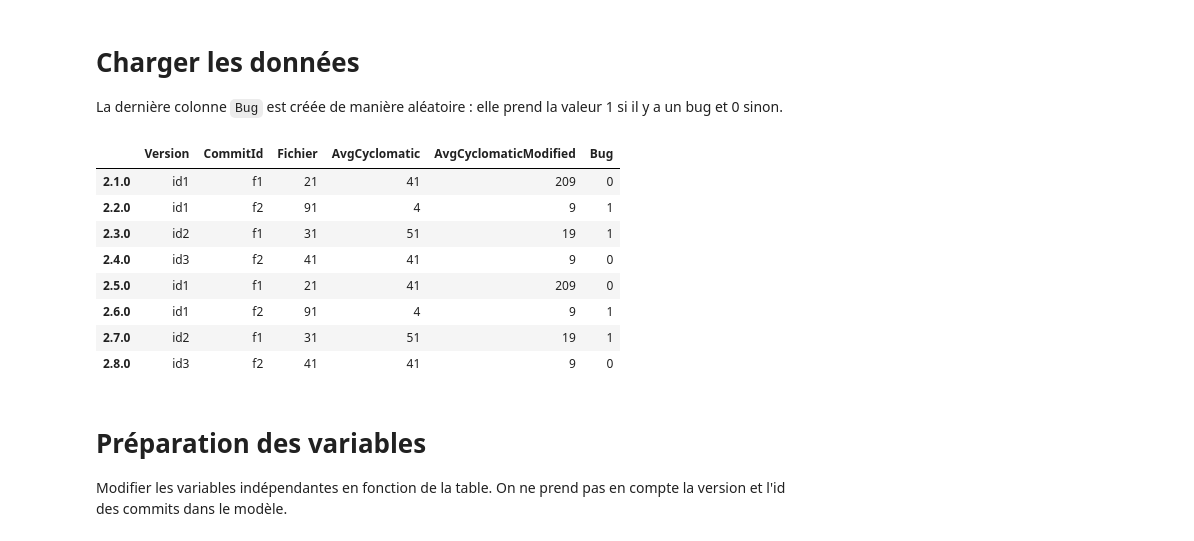
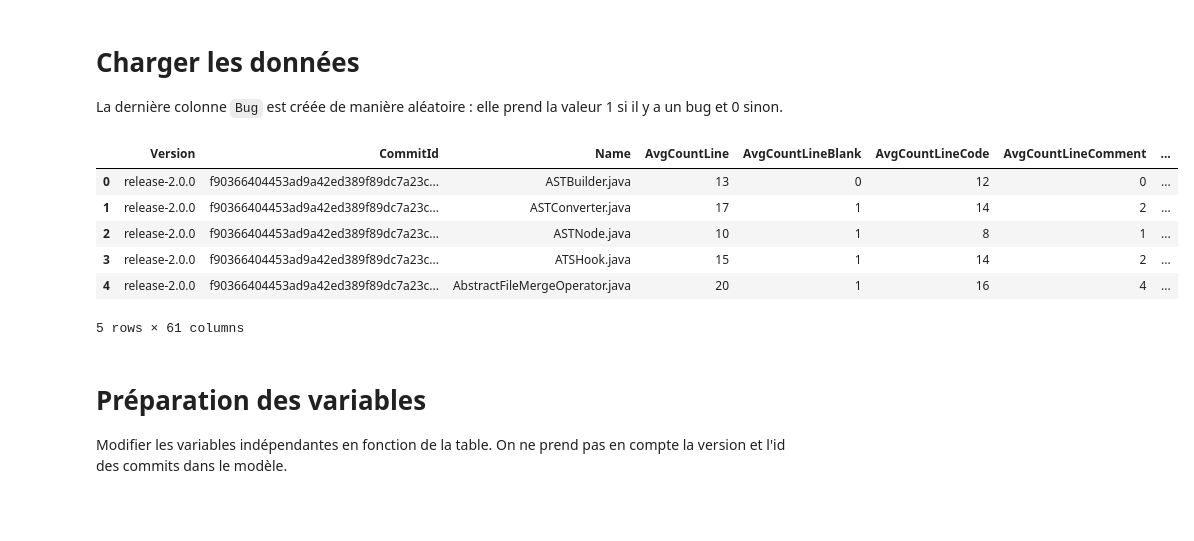
Before and after one commit to IamMoShi/MGL869-Lab-Hive, a Jupyter notebook: Pipeline_Learning_Model.ipynb, the cells around one changed output. Drawn from its saved outputs; the diff is of its cells as text; code cells hidden in the pictures; blank space fills up the shorter version.

```diff
--- a/Pipeline_Learning_Model.ipynb
+++ b/Pipeline_Learning_Model.ipynb
@@ -12,19 +14,20 @@ from sklearn.metrics import accuracy_score, confusion_matrix, classification_rep
 
 La dernière colonne `Bug` est créée de manière aléatoire : elle prend la valeur 1 si il y a un bug et 0 sinon.
 # %%
-data = pd.read_csv('file.csv')
-data['Bug'] = data["Fichier"]//10%2
-data
+data = pd.read_csv('filtered_final_metrics.csv')
+data['Bug'] = data['AvgCountLine']//10%2
+liste = ['CCViolDensityLine','CCViolDensityCode','RatioCommentToCode']
+for elm in liste:
+    data[elm] = data[elm].str.replace(',', '.').astype(float)
+data.head(5)
 # %% [output]
-|  | Version | CommitId | Fichier | AvgCyclomatic | AvgCyclomaticModified | Bug |
-| 2.1.0 | id1 | f1 | 21 | 41 | 209 | 0 |
-| 2.2.0 | id1 | f2 | 91 | 4 | 9 | 1 |
-| 2.3.0 | id2 | f1 | 31 | 51 | 19 | 1 |
-| 2.4.0 | id3 | f2 | 41 | 41 | 9 | 0 |
-| 2.5.0 | id1 | f1 | 21 | 41 | 209 | 0 |
-| 2.6.0 | id1 | f2 | 91 | 4 | 9 | 1 |
-| 2.7.0 | id2 | f1 | 31 | 51 | 19 | 1 |
-| 2.8.0 | id3 | f2 | 41 | 41 | 9 | 0 |
+|  | Version | CommitId | Name | AvgCountLine | AvgCountLineBlank | AvgCountLineCode | AvgCountLineComment | ... |
+| 0 | release-2.0.0 | f90366404453ad9a42ed389f89dc7a23c... | ASTBuilder.java | 13 | 0 | 12 | 0 | ... |
+| 1 | release-2.0.0 | f90366404453ad9a42ed389f89dc7a23c... | ASTConverter.java | 17 | 1 | 14 | 2 | ... |
+| 2 | release-2.0.0 | f90366404453ad9a42ed389f89dc7a23c... | ASTNode.java | 10 | 1 | 8 | 1 | ... |
+| 3 | release-2.0.0 | f90366404453ad9a42ed389f89dc7a23c... | ATSHook.java | 15 | 1 | 14 | 2 | ... |
+| 4 | release-2.0.0 | f90366404453ad9a42ed389f89dc7a23c... | AbstractFileMergeOperator.java | 20 | 1 | 16 | 4 | ... |
+5 rows × 61 columns
 # %% [markdown]
 # Préparation des variables
 Modifier les variables indépendantes en fonction de la table. On ne prend pas en compte la version et l'id des commits dans le modèle.
```
Also changed, not shown: parts of 10 cells of this notebook.
